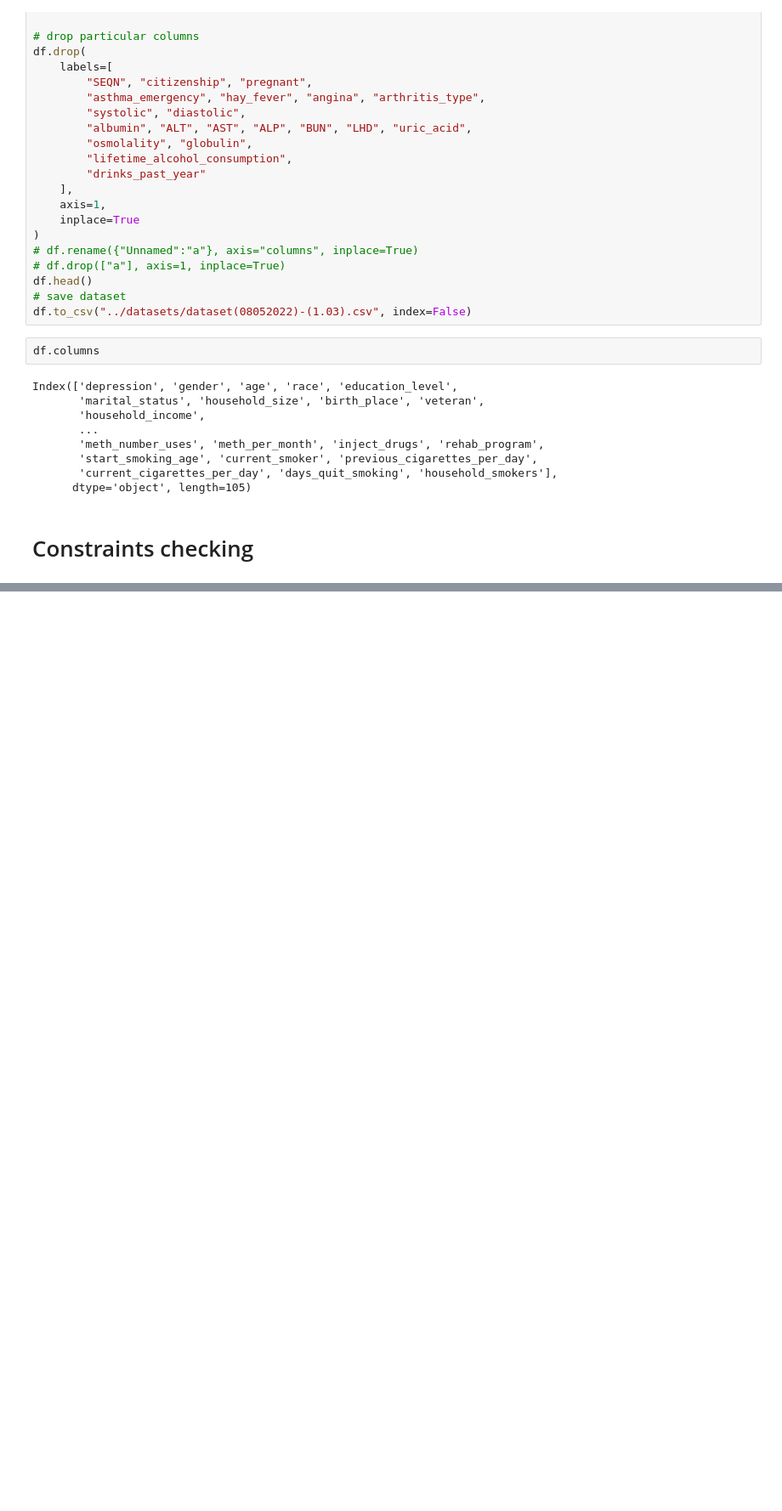
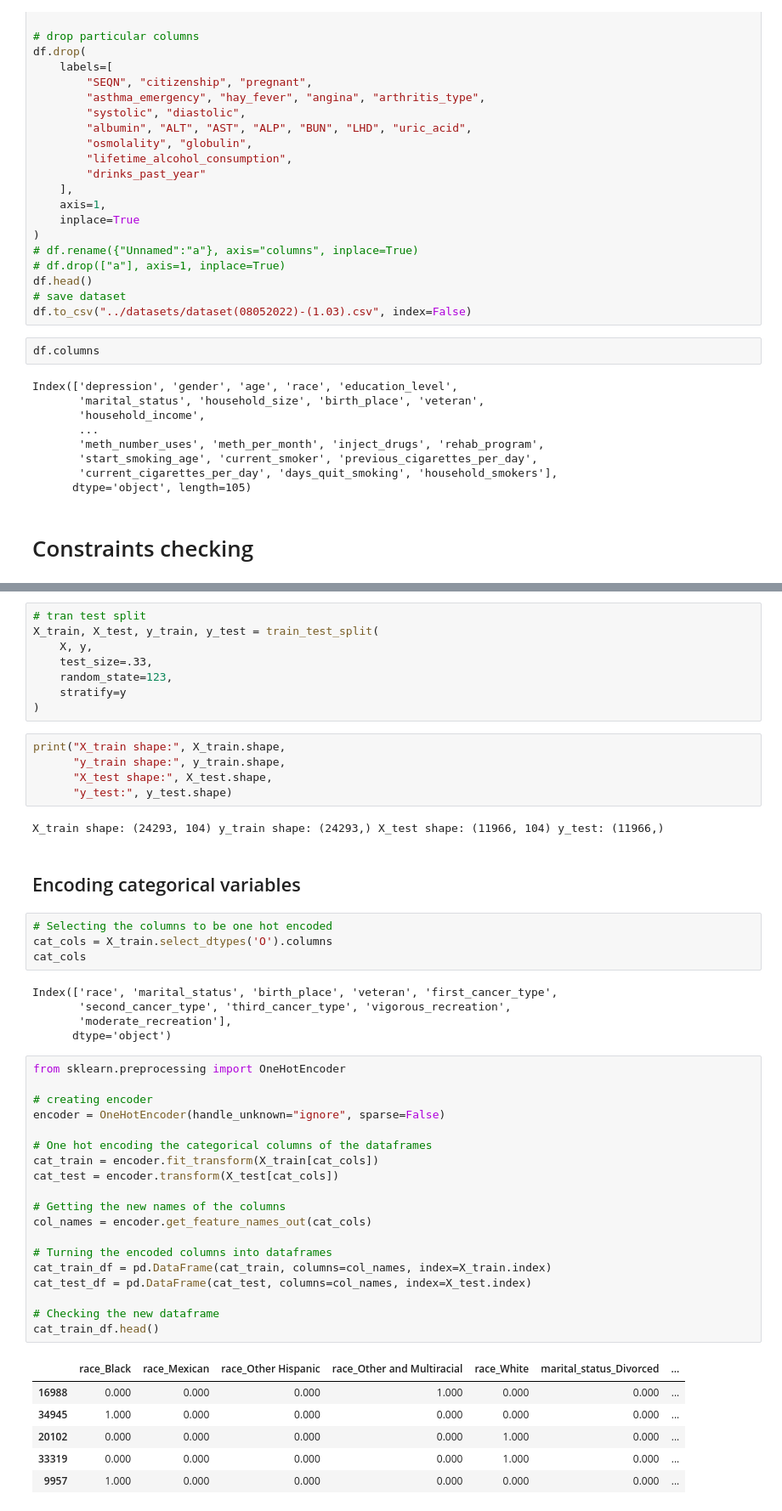
Before and after one commit to MrMiki890/PredictingDepression, a Jupyter notebook: notebooks/data_cleaning.ipynb, the cells around one changed output, grey strips where cells are left out. Shown at 85% size. Saved outputs shown, nothing was run; the diff lists cells and outputs as text; blank space fills up the shorter version.

Commit message:
Encoding categorical variables v 1.0

```diff
--- a/notebooks/data_cleaning.ipynb
+++ b/notebooks/data_cleaning.ipynb
@@ -134,0 +151,52 @@ print("hihi")
+# %%
+# tran test split
+X_train, X_test, y_train, y_test = train_test_split(
+    X, y,
+    test_size=.33,
+    random_state=123,
+    stratify=y
+)
+# %%
+print("X_train shape:", X_train.shape,
+      "y_train shape:", y_train.shape,
+      "X_test shape:", X_test.shape,
+      "y_test:", y_test.shape)
+# %% [output]
+X_train shape: (24293, 104) y_train shape: (24293,) X_test shape: (11966, 104) y_test: (11966,)
+# %% [markdown]
+## Encoding categorical variables
+# %%
+# Selecting the columns to be one hot encoded
+cat_cols = X_train.select_dtypes('O').columns
+cat_cols
+# %% [output]
+Index(['race', 'marital_status', 'birth_place', 'veteran', 'first_cancer_type',
+       'second_cancer_type', 'third_cancer_type', 'vigorous_recreation',
+       'moderate_recreation'],
+      dtype='object')
+# %%
+from sklearn.preprocessing import OneHotEncoder
+
+# creating encoder
+encoder = OneHotEncoder(handle_unknown="ignore", sparse=False)
+
+# One hot encoding the categorical columns of the dataframes
+cat_train = encoder.fit_transform(X_train[cat_cols])
+cat_test = encoder.transform(X_test[cat_cols])
+
+# Getting the new names of the columns
+col_names = encoder.get_feature_names_out(cat_cols)
+
+# Turning the encoded columns into dataframes
+cat_train_df = pd.DataFrame(cat_train, columns=col_names, index=X_train.index)
+cat_test_df = pd.DataFrame(cat_test, columns=col_names, index=X_test.index)
+
+# Checking the new dataframe
+cat_train_df.head()
+# %% [output]
+|  | race_Black | race_Mexican | race_Other Hispanic | race_Other and Multiracial | race_White | marital_status_Divorced | ... |
+| 16988 | 0.000 | 0.000 | 0.000 | 1.000 | 0.000 | 0.000 | ... |
+| 34945 | 1.000 | 0.000 | 0.000 | 0.000 | 0.000 | 0.000 | ... |
+| 20102 | 0.000 | 0.000 | 0.000 | 0.000 | 1.000 | 0.000 | ... |
+| 33319 | 0.000 | 0.000 | 0.000 | 0.000 | 1.000 | 0.000 | ... |
+| 9957 | 1.000 | 0.000 | 0.000 | 0.000 | 0.000 | 0.000 | ... |
```
Also changed, not shown: parts of 9 cells of this notebook, 1 other file.
